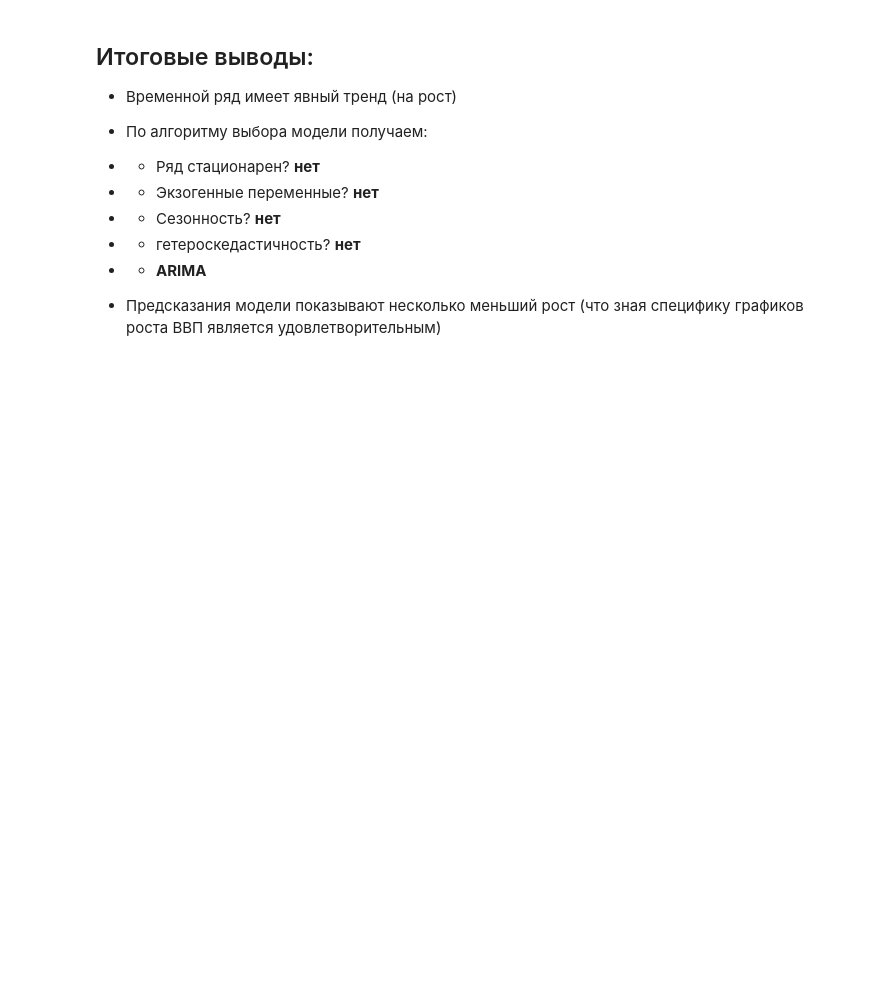
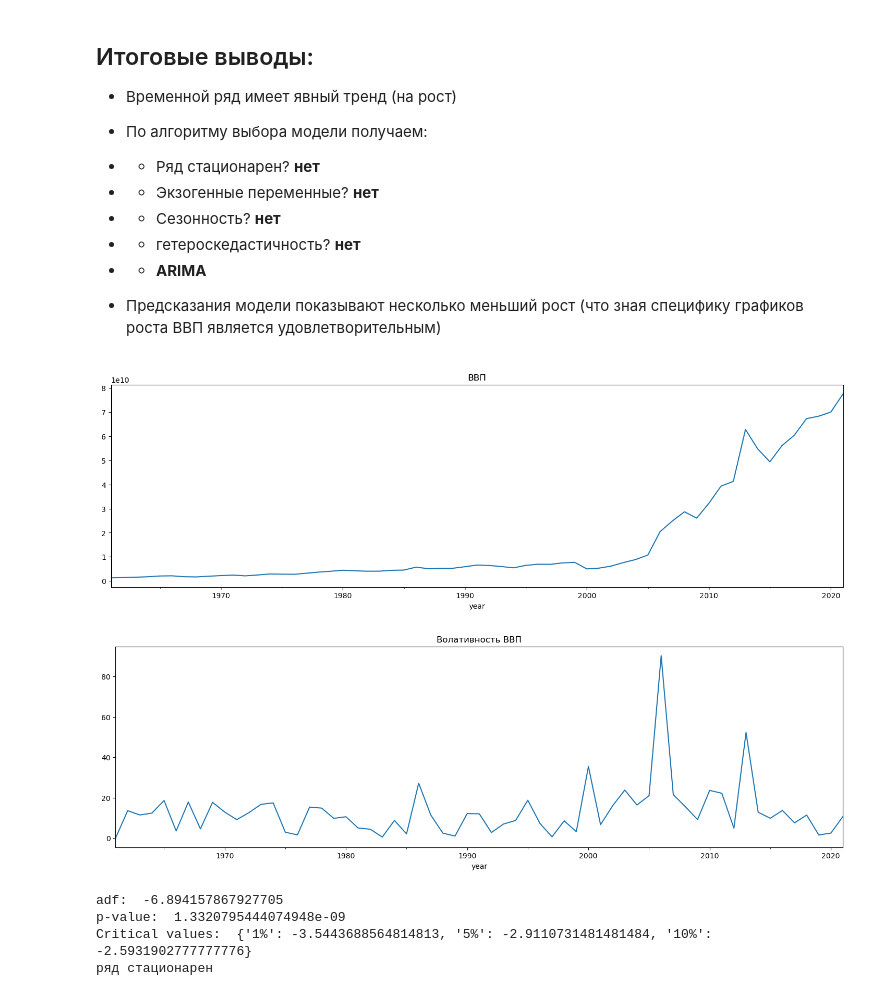
Before and after one commit to hoittoken/Python, a Jupyter notebook: Py/Math&ML/math&ml-13 timeline-2/project-ghana.ipynb, the cells around one changed output. Cells and saved outputs as stored; diff of their text form; code cells hidden in the pictures; blank space fills up the shorter version.

```diff
--- a/Py/Math&ML/math&ml-13 timeline-2/project-ghana.ipynb
+++ b/Py/Math&ML/math&ml-13 timeline-2/project-ghana.ipynb
@@ -1027,3 +1113,37 @@ Warnings:
 * * **ARIMA**
 
 * Предсказания модели показывают несколько меньший рост (что зная специфику графиков роста ВВП является удовлетворительным)
+# %%
+# Подготовим ряд и определим волативность
+df = pd.read_csv("ghana_gdp.zip", parse_dates=["year"], index_col=["year"])
+df = df.rename(columns={'GDP (current US$)':'gdp'})
+df['gdp'] = df['gdp'].apply(lambda x: np.nan if x==0 else x)
+df['gdp_vol'] = (df['gdp'] - df['gdp'].shift(1))/df['gdp'].shift(1)
+df['gdp_vol'] = df['gdp'].pct_change(1).mul(100).abs()
+df = df.interpolate()
+df = df.dropna()
+
+# Визуализируем данные
+df['gdp'].plot()
+plt.title('ВВП')
+plt.show()
+
+df['gdp_vol'].plot()
+plt.title('Волативность ВВП')
+plt.show()
+
+test = adfuller(df["gdp_vol"]) # Исходный ряд
+print("adf: ", test[0])
+print("p-value: ", test[1])
+print("Critical values: ", test[4])
+if test[0] > test[4]["1%"]:
+    print("ряд нестационарен")
+else:
+    print("ряд стационарен")
+# %% [output]
+[figure, added]
+[figure, added]
+adf:  -6.894157867927705
+p-value:  1.3320795444074948e-09
+Critical values:  {'1%': -3.5443688564814813, '5%': -2.9110731481481484, '10%': -2.5931902777777776}
+ряд стационарен
```
Also changed, not shown: parts of 26 cells of this notebook, 5 other files.
